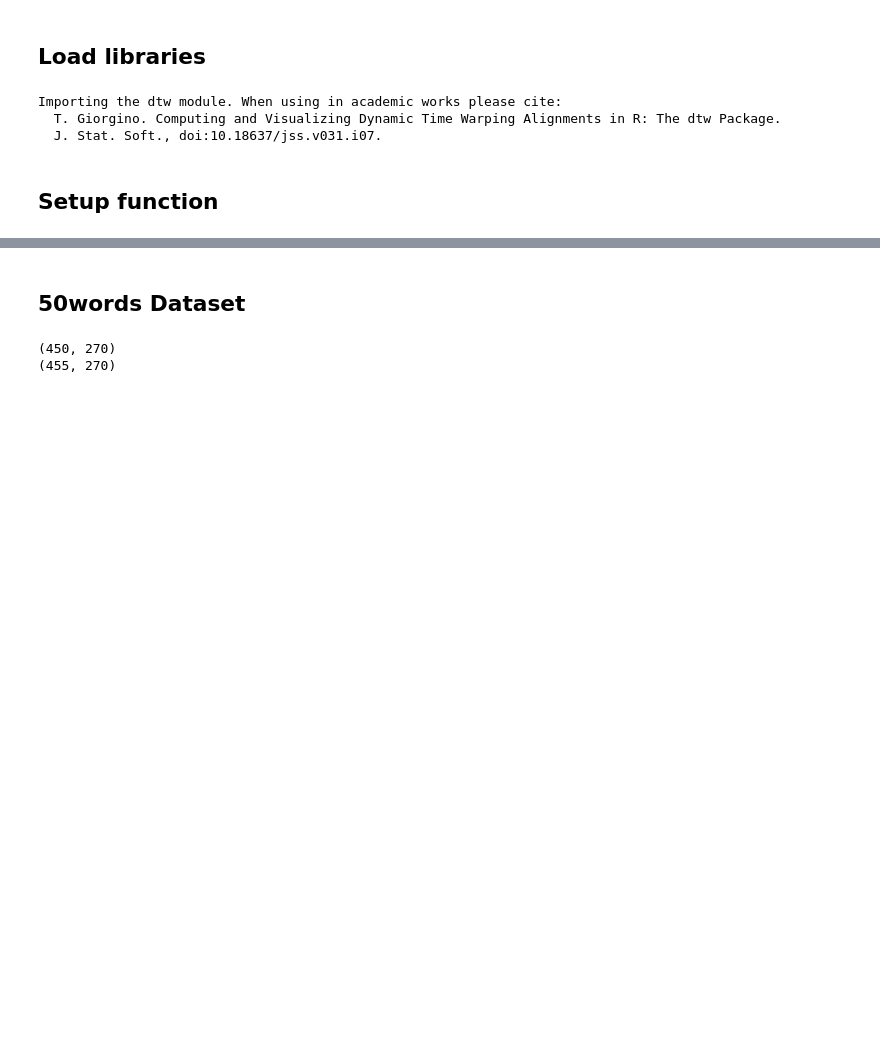
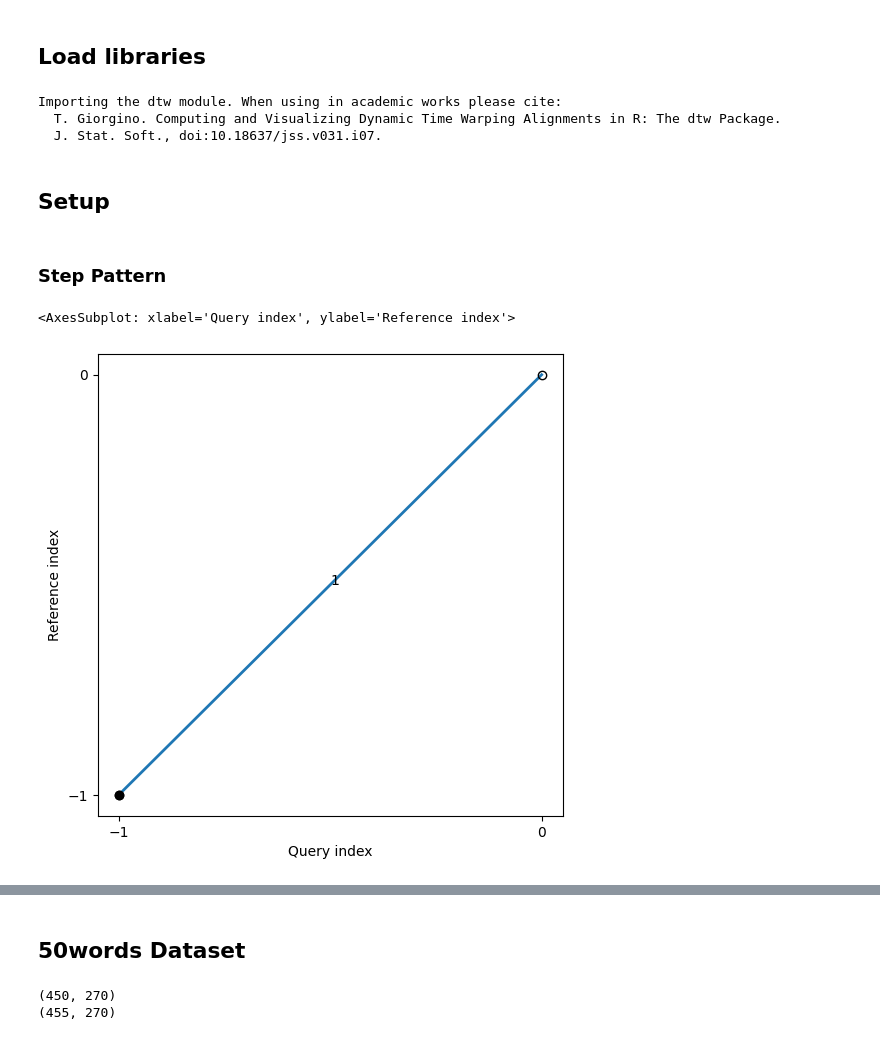
Before and after one commit to pakornyodkab/TimeSeriesFinalProject, a Jupyter notebook: slope_constrain_experiment.ipynb, the cells around one changed output, grey strips where cells are left out. Cells and saved outputs as stored; diff of their text form; code cells hidden in the pictures; blank space fills up the shorter version.

```diff
--- a/slope_constrain_experiment.ipynb
+++ b/slope_constrain_experiment.ipynb
@@ -17,4 +15,11 @@ Importing the dtw module. When using in academic works please cite:
   T. Giorgino. Computing and Visualizing Dynamic Time Warping Alignments in R: The dtw Package.
   J. Stat. Soft., doi:10.18637/jss.v031.i07.
 # %% [markdown]
-## Setup function
+## Setup
+# %% [markdown]
+### Step Pattern
+# %%
+DTW_module.rigid.plot()
+# %% [output]
+<AxesSubplot: xlabel='Query index', ylabel='Reference index'>
+[figure, added]
```
Also changed, not shown: parts of 118 cells of this notebook, 3 other files.
